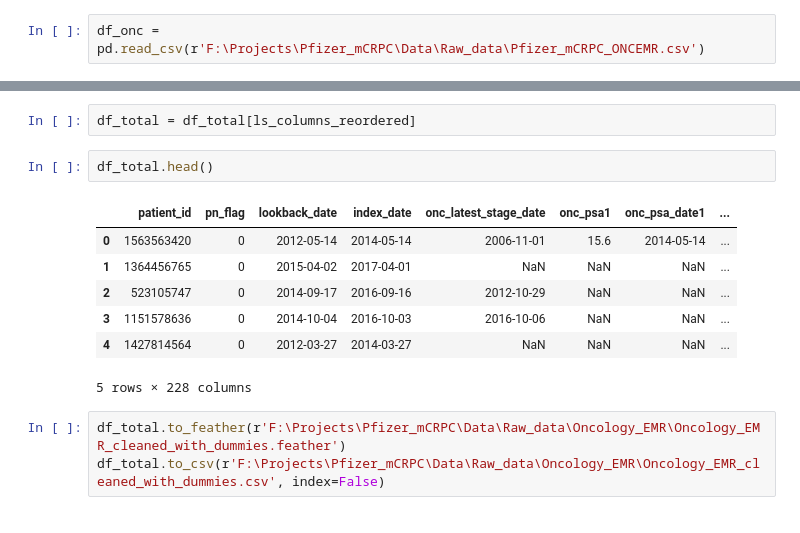
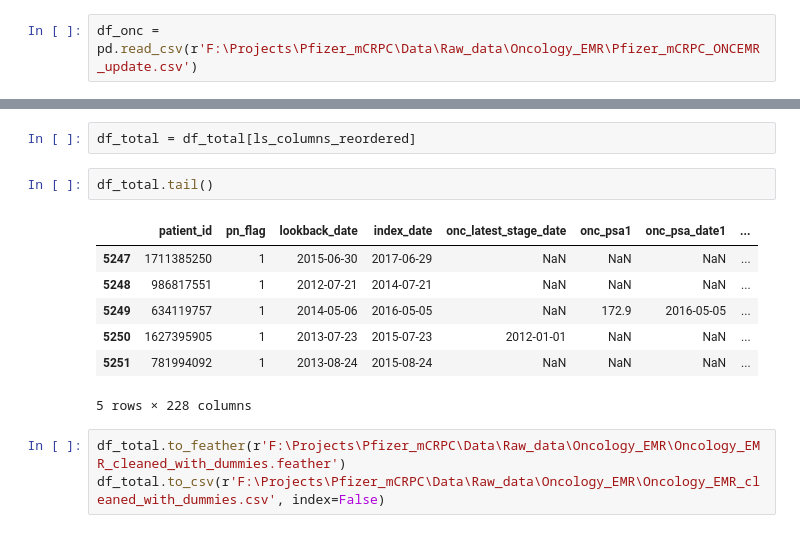
Before and after one commit to jzhao0802/pfizer, a Jupyter notebook: raw_data/03_Prepare_oncology_EMR.ipynb, the cells around one changed output, grey strips where cells are left out. Saved outputs shown, nothing was run; the diff lists cells and outputs as text.

```diff
--- a/raw_data/03_Prepare_oncology_EMR.ipynb
+++ b/raw_data/03_Prepare_oncology_EMR.ipynb
@@ -8,7 +8,7 @@ InteractiveShell.ast_node_interactivity = "all"
 # %%
 sys.path.append('F:\Frederik\pfizer_mcrpc\paqc')
 # %%
-df_onc = pd.read_csv(r'F:\Projects\Pfizer_mCRPC\Data\Raw_data\Pfizer_mCRPC_ONCEMR.csv')
+df_onc = pd.read_csv(r'F:\Projects\Pfizer_mCRPC\Data\Raw_data\Oncology_EMR\Pfizer_mCRPC_ONCEMR_update.csv')
 # %%
 df_onc.tail()
 # %% [output]
@@ -167,14 +167,14 @@ ls_columns_reordered = [ls_columns_reordered[0]] + ['pn_flag'] + ls_columns_reor
 # %%
 df_total = df_total[ls_columns_reordered]
 # %%
-df_total.head()
+df_total.tail()
 # %% [output]
 |  | patient_id | pn_flag | lookback_date | index_date | onc_latest_stage_date | onc_psa1 | onc_psa_date1 | ... |
-| 0 | 1563563420 | 0 | 2012-05-14 | 2014-05-14 | 2006-11-01 | 15.6 | 2014-05-14 | ... |
-| 1 | 1364456765 | 0 | 2015-04-02 | 2017-04-01 | NaN | NaN | NaN | ... |
-| 2 | 523105747 | 0 | 2014-09-17 | 2016-09-16 | 2012-10-29 | NaN | NaN | ... |
-| 3 | 1151578636 | 0 | 2014-10-04 | 2016-10-03 | 2016-10-06 | NaN | NaN | ... |
-| 4 | 1427814564 | 0 | 2012-03-27 | 2014-03-27 | NaN | NaN | NaN | ... |
+| 5247 | 1711385250 | 1 | 2015-06-30 | 2017-06-29 | NaN | NaN | NaN | ... |
+| 5248 | 986817551 | 1 | 2012-07-21 | 2014-07-21 | NaN | NaN | NaN | ... |
+| 5249 | 634119757 | 1 | 2014-05-06 | 2016-05-05 | NaN | 172.9 | 2016-05-05 | ... |
+| 5250 | 1627395905 | 1 | 2013-07-23 | 2015-07-23 | 2012-01-01 | NaN | NaN | ... |
+| 5251 | 781994092 | 1 | 2013-08-24 | 2015-08-24 | NaN | NaN | NaN | ... |
 5 rows × 228 columns
 # %%
 df_total.to_feather(r'F:\Projects\Pfizer_mCRPC\Data\Raw_data\Oncology_EMR\Oncology_EMR_cleaned_with_dummies.feather')
```
Also changed, not shown: 45 other files.
